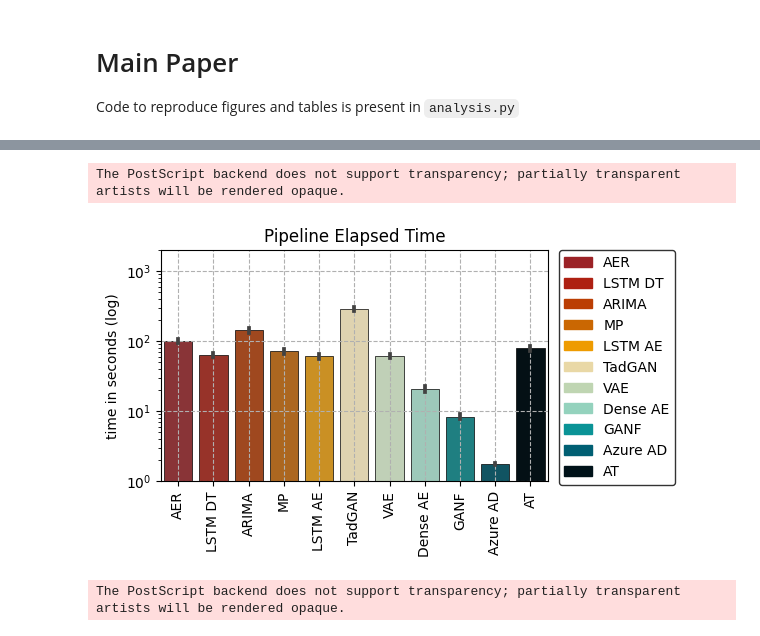
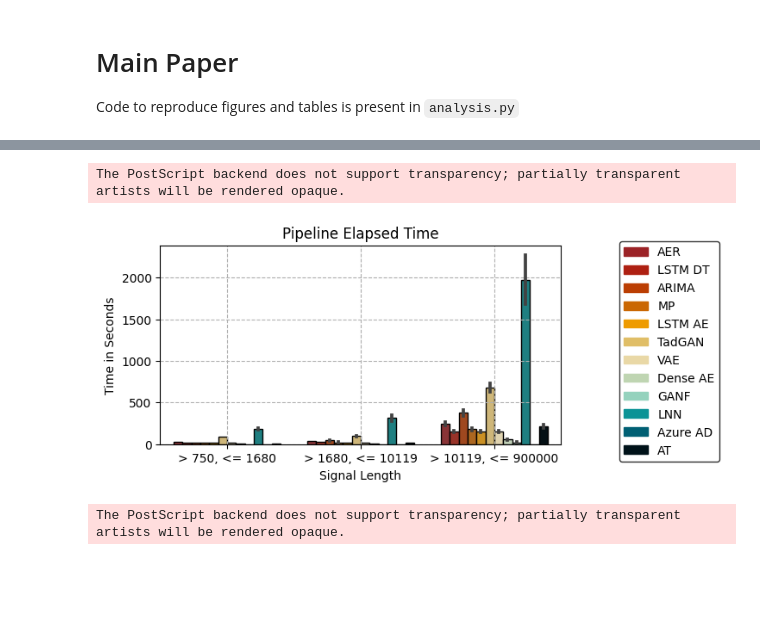
Before and after one commit to sarahmish/orionbench-paper, a Jupyter notebook: Figures & Tables.ipynb, the cells around one changed output, grey strips where cells are left out. Saved outputs shown, nothing was run; the diff lists cells and outputs as text; code cells hidden in the pictures; blank space fills up the shorter version.

Commit message:
add signal length variable to time plot

```diff
--- a/Figures & Tables.ipynb
+++ b/Figures & Tables.ipynb
@@ -28,8 +30,8 @@ figure_4()
 # %%
-figure_5a()
+figure_5()
 # %% [output]
 The PostScript backend does not support transparency; partially transparent artists will be rendered opaque.
-[figure, old version]
+[figure, new version]
 # %%
 figure_5b()
 # %% [output]
```
Also changed, not shown: parts of 3 cells of this notebook, 2 other files.
